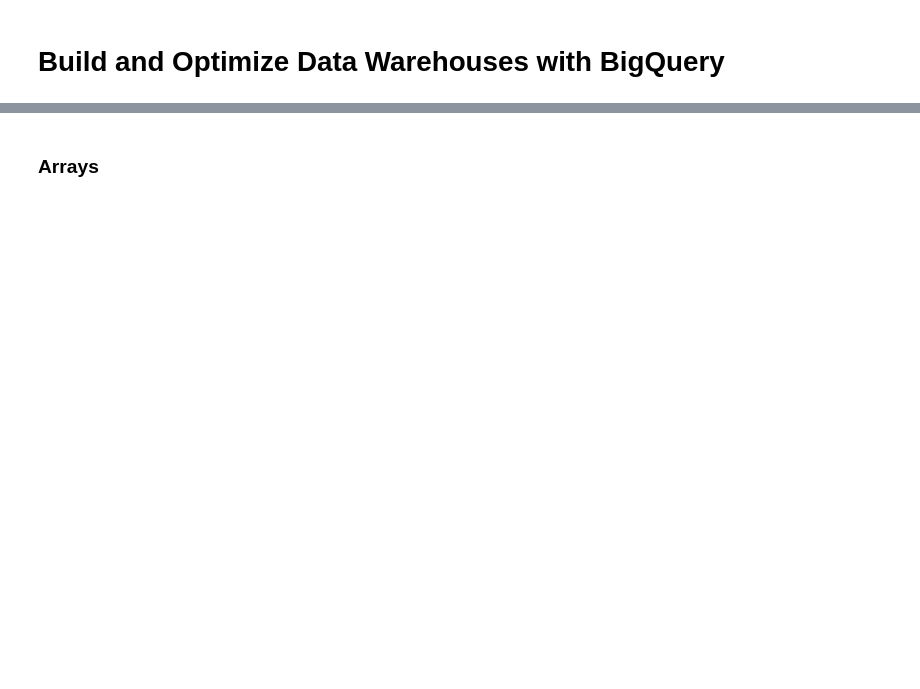
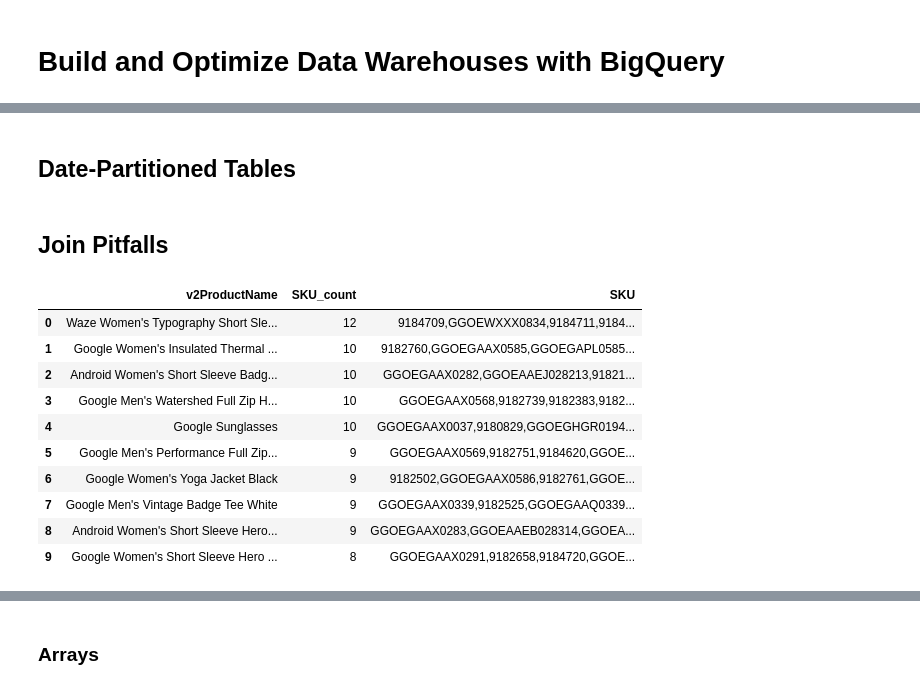
Before and after one commit to MengOonLee/Google_cloud, a Jupyter notebook: ipynb/BQ_optimize.ipynb, the cells around one changed output, grey strips where cells are left out. Saved outputs shown, nothing was run; the diff lists cells and outputs as text; code cells hidden in the pictures; blank space fills up the shorter version.

```diff
--- a/ipynb/BQ_optimize.ipynb
+++ b/ipynb/BQ_optimize.ipynb
@@ -36,0 +74,2 @@ os.environ["GOOGLE_APPLICATION_CREDENTIALS"] = "/home/meng/work/.GCP_SA/mlee-cla
+# %% [markdown]
+## Date-Partitioned Tables
@@ -36,0 +106,27 @@ os.environ["GOOGLE_APPLICATION_CREDENTIALS"] = "/home/meng/work/.GCP_SA/mlee-cla
+# %% [markdown]
+## Join Pitfalls
+# %%
+%%bigquery
+# aggregate all the product SKUs that are associated with one product name
+SELECT
+  v2ProductName,
+  COUNT(DISTINCT productSKU) AS SKU_count,
+  STRING_AGG(DISTINCT productSKU LIMIT 5) AS SKU
+FROM `data-to-insights.ecommerce.all_sessions_raw`
+WHERE productSKU IS NOT NULL
+GROUP BY v2ProductName
+HAVING SKU_count > 1
+ORDER BY SKU_count DESC
+LIMIT 10;
+# %% [output]
+|  | v2ProductName | SKU_count | SKU |
+| 0 | Waze Women's Typography Short Sle... | 12 | 9184709,GGOEWXXX0834,9184711,9184... |
+| 1 | Google Women's Insulated Thermal ... | 10 | 9182760,GGOEGAAX0585,GGOEGAPL0585... |
+| 2 | Android Women's Short Sleeve Badg... | 10 | GGOEGAAX0282,GGOEAAEJ028213,91821... |
+| 3 | Google Men's Watershed Full Zip H... | 10 | GGOEGAAX0568,9182739,9182383,9182... |
+| 4 | Google Sunglasses | 10 | GGOEGAAX0037,9180829,GGOEGHGR0194... |
+| 5 | Google Men's Performance Full Zip... | 9 | GGOEGAAX0569,9182751,9184620,GGOE... |
+| 6 | Google Women's Yoga Jacket Black | 9 | 9182502,GGOEGAAX0586,9182761,GGOE... |
+| 7 | Google Men's Vintage Badge Tee White | 9 | GGOEGAAX0339,9182525,GGOEGAAQ0339... |
+| 8 | Android Women's Short Sleeve Hero... | 9 | GGOEGAAX0283,GGOEAAEB028314,GGOEA... |
+| 9 | Google Women's Short Sleeve Hero ... | 8 | GGOEGAAX0291,9182658,9184720,GGOE... |
```
Also changed, not shown: parts of 30 cells of this notebook, 8 other files.
